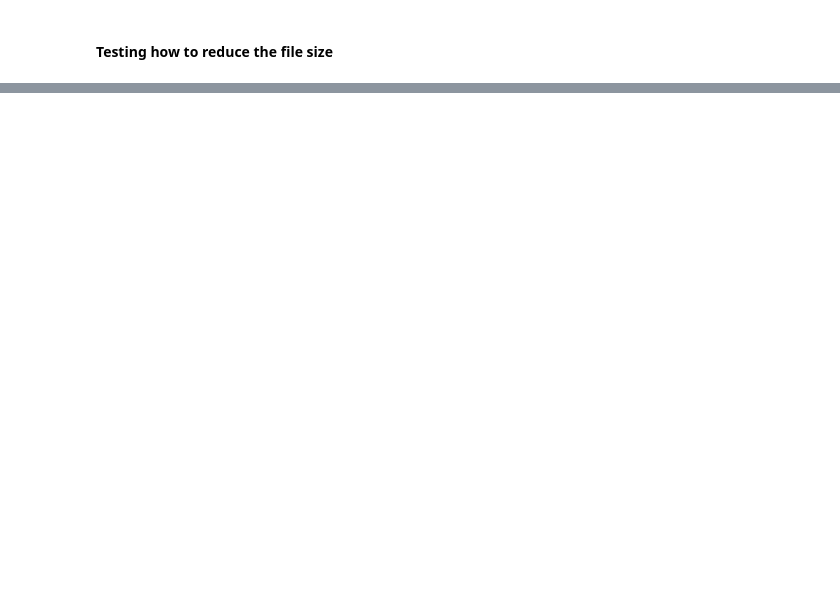
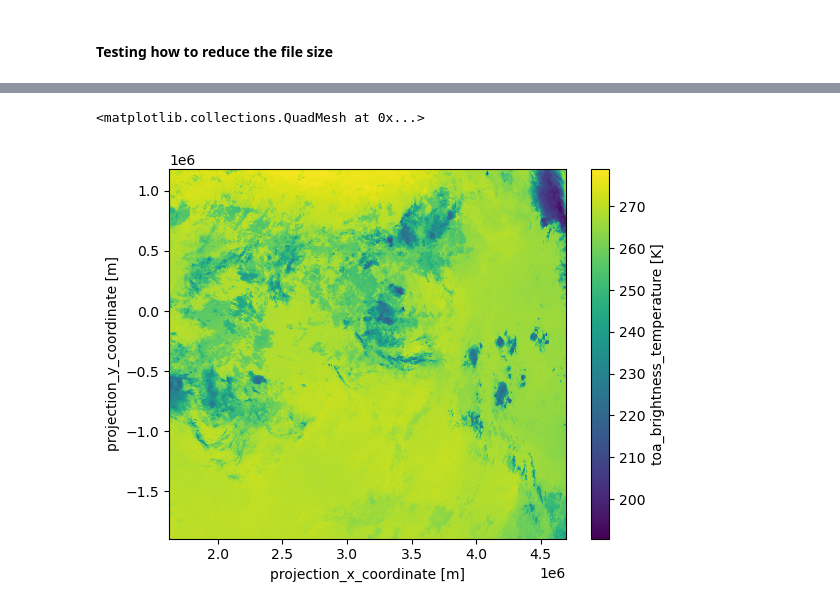
Before and after one commit to annajungbluth/eo-data-prep, a Jupyter notebook: notebooks/msg-l1b.ipynb, the cells around one changed output, grey strips where cells are left out. Drawn from its saved outputs; the diff is of its cells as text; code cells hidden in the pictures; blank space fills up the shorter version.

```diff
--- a/notebooks/msg-l1b.ipynb
+++ b/notebooks/msg-l1b.ipynb
@@ -263,3 +327,5 @@ for coord in test_ds.coords:
 test_ds.to_netcdf("after_max_compression.nc", encoding=encoding)
 # %%
 ds = xr.open_dataset("after_max_compression.nc")
+# %%
+test_ds = xr.open_dataset("20090515065741_patch_291_1225.nc")
@@ -265,0 +352,5 @@ ds = xr.open_dataset("after_max_compression.nc")
+# %%
+test_ds.IR_134.plot()
+# %% [output]
+<matplotlib.collections.QuadMesh at 0x...>
+[figure, added]
```
Also changed, not shown: parts of 7 cells of this notebook, 3 other files.
